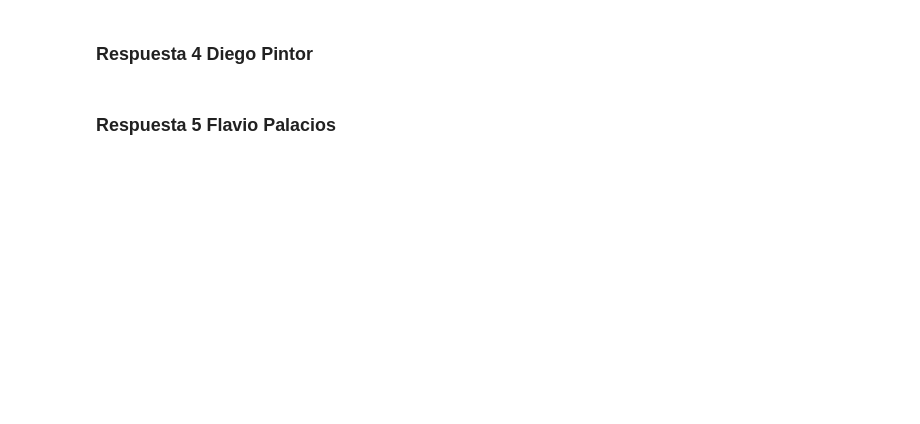
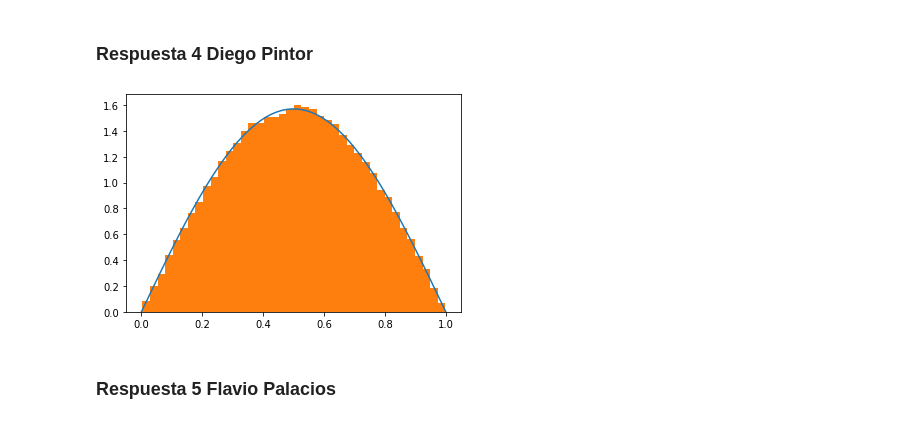
Before and after one commit to Palacios-F/ProyectoConjunto_PalaciosFC_PintorD, a Jupyter notebook: Tarea 6.ipynb, the cells around one changed output. Cells and saved outputs as stored; diff of their text form; code cells hidden in the pictures; blank space fills up the shorter version.

Commit message:
Tarea 5 y 6 Diego Pintor Ochoa
Agregada parte estudiante 2 Diego Pintor

```diff
--- a/Tarea 6.ipynb
+++ b/Tarea 6.ipynb
@@ -131,5 +177,24 @@ plt.show()
 # %% [markdown]
 ### Respuesta 4 Diego Pintor
+# %%
+#Definimos g(x) y G(u), donde u es una función aleatoria uniforme
+gx = lambda x: (np.pi/2)*(np.sin(np.pi*x))
+Gu = lambda u: ((np.arccos(2*(1/2-u)))/np.pi)
+#Nos apoyamos de la función comparadora de la Tarea 5
+def comparador(f: 'Función de Densidad de Probabilidad',F: 'Función Inversa',N:'Número de simulaciones a realizar'):
+    '''
+    Comparador entre una función de Densidad de Probabilidad (f) y una función Inversa, a través de graficar la FDP y
+    el histograma de la Función inversa una N cantidad de veces. Genera un espacio uniforme que le va a pasar a la función
+    inversa, y un linspace para graficar la FDP.
+    '''
+    x = np.linspace(0,1,N)
+    u = np.random.uniform(0,1,N)
+    plt.plot(x, f(x));
+    plt.hist(F(u), bins = 40, density = True);
+    plt.show();
+comparador(gx,Gu,100000)
+# %% [output]
+[figure, added]
 # %% [markdown]
 ### Respuesta 5 Flavio Palacios
 # %%
```
Also changed, not shown: parts of 19 cells of this notebook, 1 other file.
